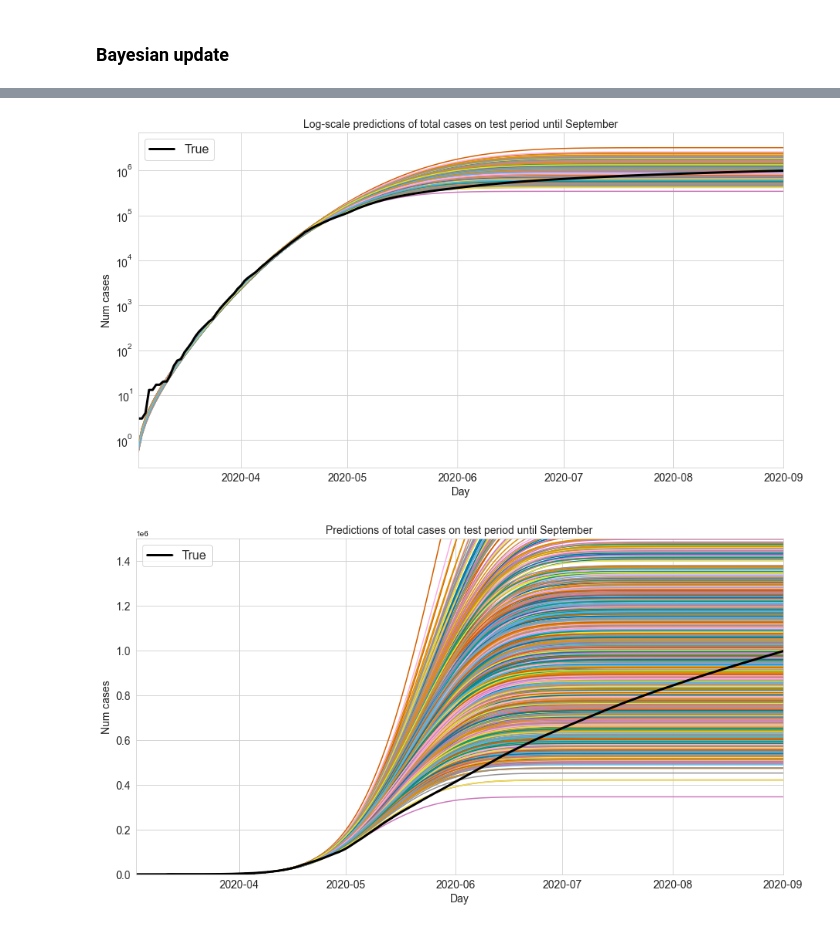
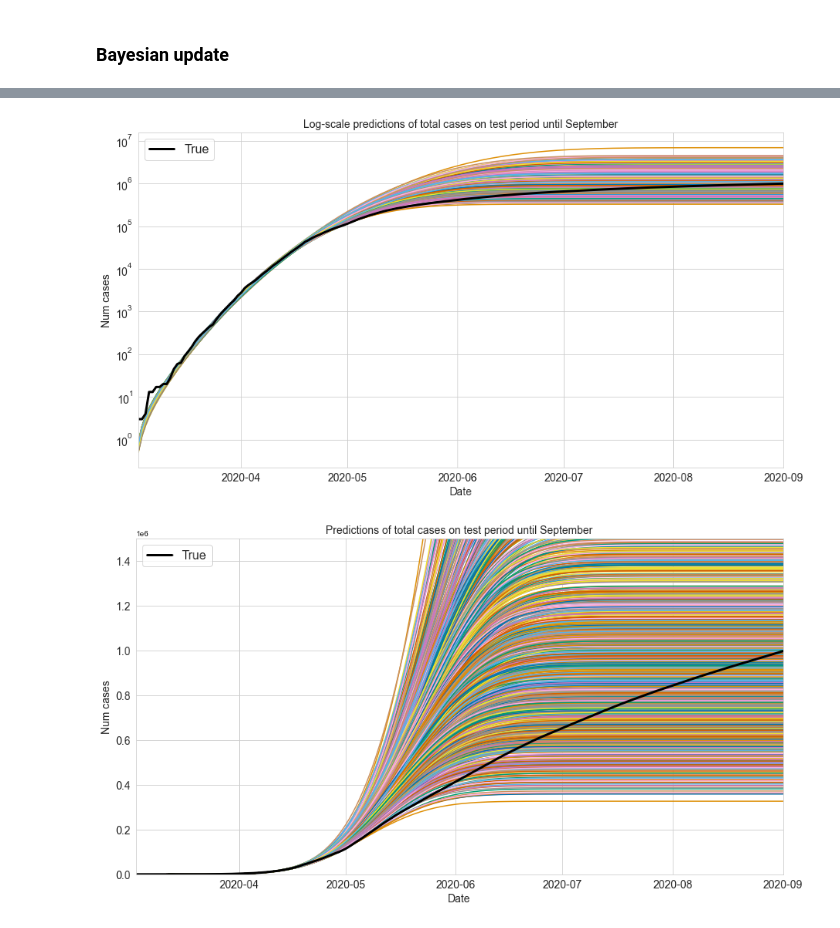
Before and after one commit to ShepelevaIS/coronavirus_prediction, a Jupyter notebook: Coronavirus_prediction_Irina_Shepeleva.ipynb, the cells around one changed output, grey strips where cells are left out. Drawn from its saved outputs; the diff is of its cells as text; code cells hidden in the pictures.

Commit message:
fix plots

```diff
--- a/Coronavirus_prediction_Irina_Shepeleva.ipynb
+++ b/Coronavirus_prediction_Irina_Shepeleva.ipynb
@@ -228,8 +231,9 @@ Parameters of linear model: [-0.3965904   0.27562283 -0.00182979]
 # %% [markdown]
 ### Bayesian update
 # %%
-mu_cur, sigma_cur = np.array([0, 0, 0]), 10 * np.eye(3)
-mu_cur, sigma_cur = bayesian_update(mu_cur, sigma_cur, x_train, np.log(y_train), sigma_noise=0.15)
+mu_cur, sigma_cur = np.array([0, 0, 0]), np.eye(3)
+mu_cur, sigma_cur = bayesian_update(mu_cur, sigma_cur, x_train, np.log(y_train), sigma_noise=0.25)
+print(f'Updated mu: {mu_cur}')
 
 
 x_test = poly.fit_transform(np.arange(sep_1 + 1).reshape(-1,1))
@@ -268,32 +274,32 @@ plt.show()
 # %%
 plt.figure(figsize=figsize)
 plt.title("Log-scale predictions of total cases on test period until September", fontsize=14)
 plt.plot(dates_test, sample.T)
 plt.ylabel("Num cases", fontsize=14)
-plt.xlabel("Day", fontsize=14)
+plt.xlabel("Date", fontsize=14)
 plt.xticks(fontsize=14)
 plt.yticks(fontsize=14)
 plt.plot(dates_test, y_test, color='black', linewidth=3, label='True')
 plt.legend(fontsize=legend_fontsize)
 plt.yscale('log')
 plt.xlim((dates_test[0], dates_test[sep_1]))
 plt.show()
 
 plt.figure(figsize=figsize)
 plt.title("Predictions of total cases on test period until September", fontsize=14)
 plt.plot(dates_test, sample.T)
 plt.ylabel("Num cases", fontsize=14)
-plt.xlabel("Day", fontsize=14)
+plt.xlabel("Date", fontsize=14)
 plt.xticks(fontsize=14)
 plt.yticks(fontsize=14)
 plt.plot(dates_test, y_test, color='black', linewidth=3, label='True')
 plt.legend(fontsize=legend_fontsize)
 plt.ylim((0, 1.5e6))
 plt.xlim((dates_test[0], dates_test[sep_1]))
 plt.show()
 # %% [output]
-[figure, old version]
+[figure, new version]
-[figure, old version]
+[figure, new version]
 # %%
 moments = [may_1, june_1, sep_1]
 month = ['May', 'June', 'September']
```
Also changed, not shown: parts of 14 cells of this notebook.
